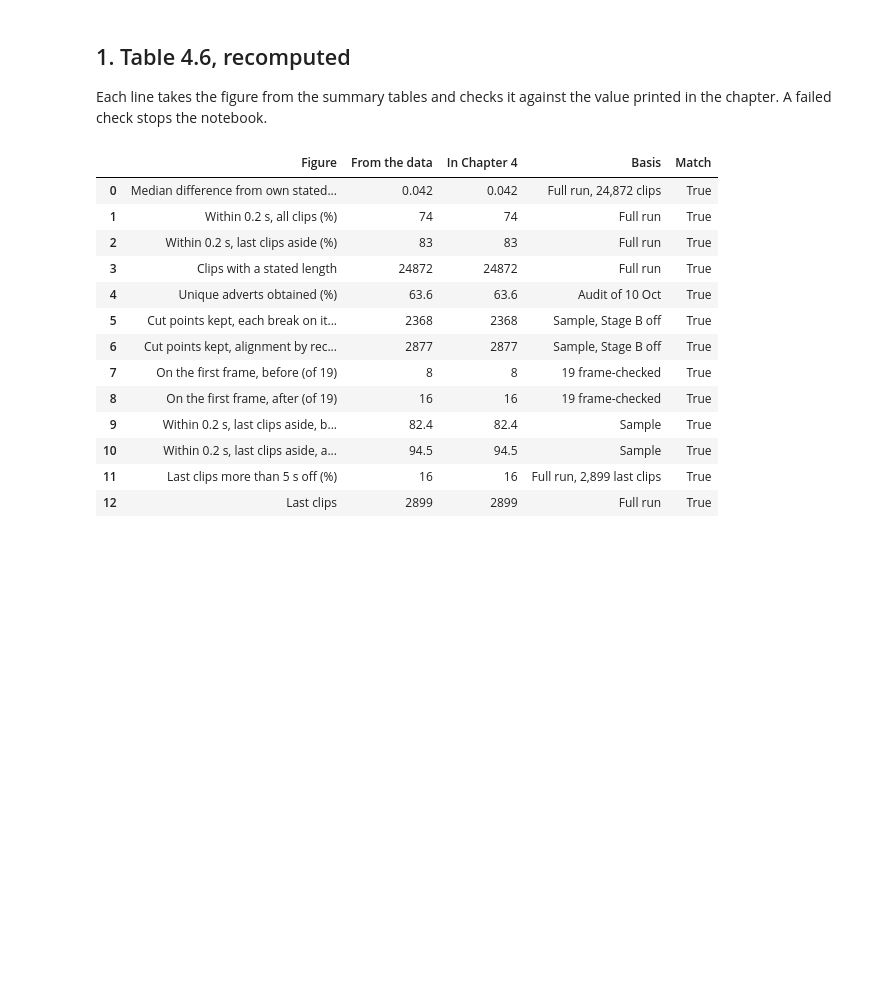
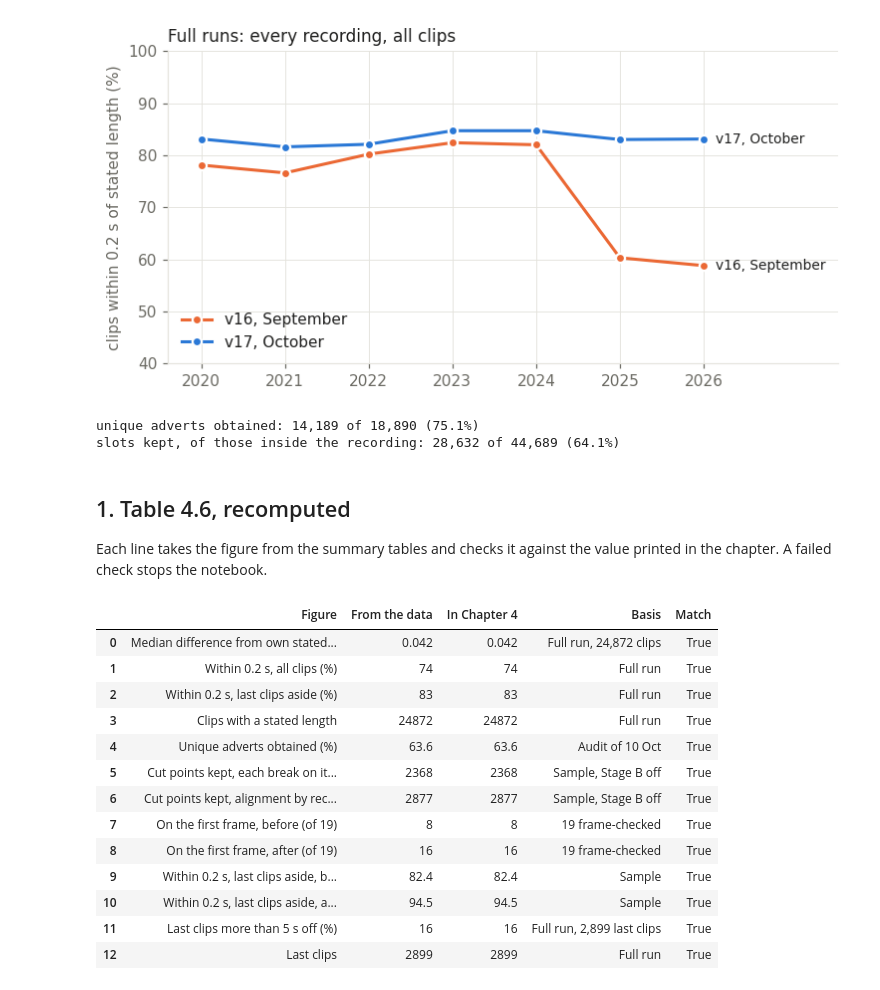
Before and after one commit to SH-Skylar-Liu/advert-silence-boundary, a Jupyter notebook: analysis/ch04_results.ipynb, the cells around one changed output. Cells and saved outputs as stored; diff of their text form; code cells hidden in the pictures; blank space fills up the shorter version.

Commit message:
Update to the October full run (v17): landing page leads with the latest results and traces the steps from September; results, explainer, notebook, README and method updated

```diff
--- a/analysis/ch04_results.ipynb
+++ b/analysis/ch04_results.ipynb
@@ -30,6 +31,7 @@ align = pd.read_csv(DATA / "alignment_runs.csv")
 refine = pd.read_csv(DATA / "refine_check_19.csv")
 vstart = pd.read_csv(DATA / "video_start_by_year.csv")
 cov = pd.read_csv(DATA / "coverage.csv").set_index("quantity")["value"]
+cov17 = pd.read_csv(DATA / "coverage_v17.csv").set_index("quantity")["value"]
 
 def row(run, group):
     r = own[(own.run == run) & (own.group == group)]
@@ -48,3 +67,29 @@ plt.rcParams.update({
+# %%
+years = [str(y) for y in range(2020, 2027)]
+by_year_full = (own[own.group.isin(years) & own.run.isin(["v16", "v17"])]
+                .pivot(index="group", columns="run", values="pct_within_0_2s").loc[years])
+fig, ax = plt.subplots(figsize=(7, 3.6))
+x = [int(y) for y in years]
+for run, colour, label in [("v16", ORANGE, "v16, September"), ("v17", BLUE, "v17, October")]:
+    ax.plot(x, by_year_full[run], color=colour, linewidth=2, marker="o", markersize=6,
+            markeredgecolor="white", markeredgewidth=1.5, label=label)
+    ax.annotate(label, (x[-1], by_year_full[run].iloc[-1]), xytext=(8, 0),
+                textcoords="offset points", va="center", color=INK, fontsize=9)
+ax.set_ylim(40, 100); ax.set_xlim(2019.6, 2027.6); ax.set_xticks(x)
+ax.set_ylabel("clips within 0.2 s of stated length (%)")
+ax.set_title("Full runs: every recording, all clips", loc="left", fontsize=11, color=INK)
+ax.legend(frameon=False, loc="lower left")
+plt.tight_layout(); plt.show()
+
+obt, tot = cov17["unique adverts obtained at least once"], cov17["unique adverts in the repaired metadata"]
+kept, inside = cov17["slots kept"], cov17["slots inside the recording"]
+assert round(100 * obt / tot, 1) == 75.1 and round(100 * kept / inside, 1) == 64.1
+print(f"unique adverts obtained: {obt:,} of {tot:,} ({100 * obt / tot:.1f}%)")
+print(f"slots kept, of those inside the recording: {kept:,} of {inside:,} ({100 * kept / inside:.1f}%)")
+# %% [output]
+[figure, added]
+unique adverts obtained: 14,189 of 18,890 (75.1%)
+slots kept, of those inside the recording: 28,632 of 44,689 (64.1%)
 # %% [markdown]
 ## 1. Table 4.6, recomputed
 
```
Also changed, not shown: parts of 4 cells of this notebook, 10 other files.
